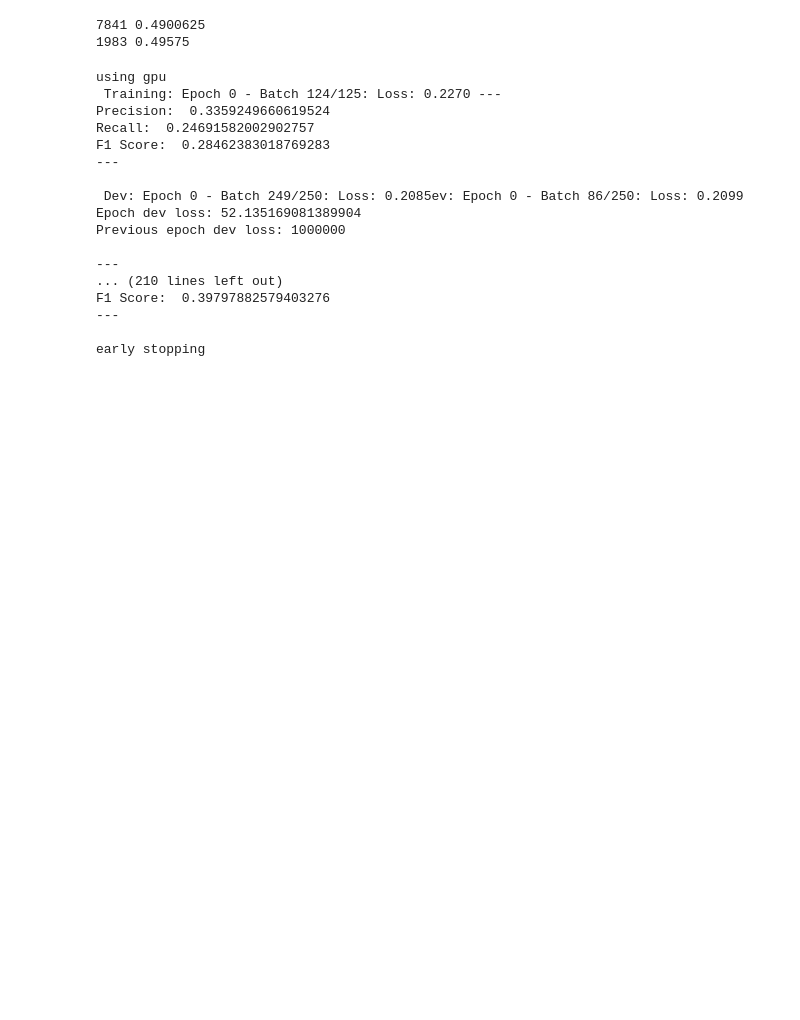
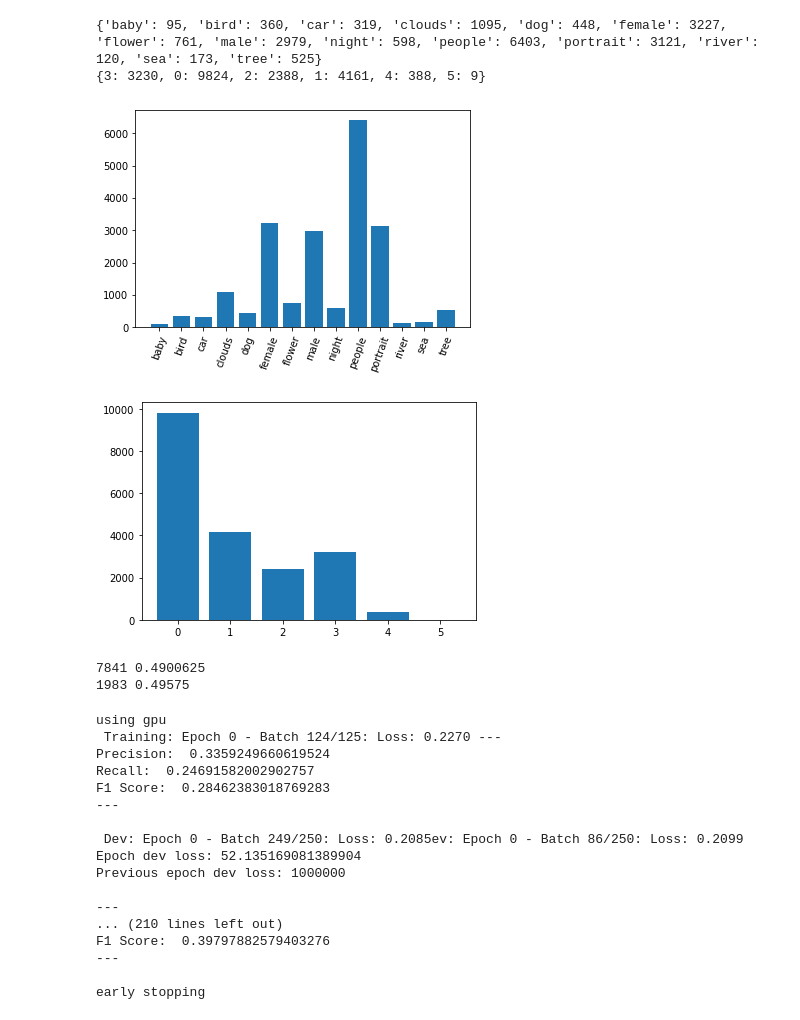
Before and after one commit to miikahyttinen/idl_22, a Jupyter notebook: project/src/project.ipynb, the cells around one changed output. Drawn from its saved outputs; the diff is of its cells as text; code cells hidden in the pictures; blank space fills up the shorter version.

Commit message:
Add label metrics plotting

```diff
--- a/project/src/project.ipynb
+++ b/project/src/project.ipynb
@@ -38,10 +38,12 @@ DATA_DIR = os.getcwd() + '/../data/'
 from collections import defaultdict
 
 class ProjectDataset(Dataset):
-    def __init__(self, image_folder, annotation_folder, selected_keys=None, transform=None, target_transform=None):
+    def __init__(self, image_folder, annotation_folder, selected_keys, transform=None, target_transform=None):
         data = {key: {'file': f'im{key}.jpg', 'labels': []} for key in selected_keys}
         self.data = []
         self.classes = []
+
+        self.classes_data = {}
 
         for file in os.listdir(annotation_folder):
             filename = os.fsdecode(file)
@@ -49,14 +51,20 @@ class ProjectDataset(Dataset):
             self.classes.append(cls)
             file_path = os.path.join(annotation_folder, filename)
 
+            self.classes_data[cls] = 0
+
             with open(file_path, 'r') as f:
                 for line in f.readlines():
                     idx = line.replace('\n', '')
-                    if not selected_keys or idx in selected_keys:
+                    if idx in selected_keys:
+                        self.classes_data[cls] += 1
                         data[idx]['labels'].append(cls)
+
+        self.diagnostic = defaultdict(lambda: 0)
 
         for key, val in data.items():
             filename = val['file']
+            self.diagnostic[len(val['labels'])] += 1
             labels = torch.Tensor([x in val['labels'] for x in self.classes])
             self.data.append({'file': filename, 'labels': labels})
 
@@ -80,6 +88,23 @@ class ProjectDataset(Dataset):
 
     def __len__(self):
         return len(self.data)
+
+    def draw_diagrams(self):
+        plt.figure(1)
+        print(self.classes_data)
+        plt.bar(self.classes_data.keys(), self.classes_data.values())
+        plt.xticks(rotation=70)
+        plt.figure(2)
+        print(dict(self.diagnostic))
+        plt.bar(self.diagnostic.keys(), self.diagnostic.values())
+# %%
+# For making plots about the data
+ProjectDataset(DATA_DIR + 'images', DATA_DIR + 'annotations', [str(i) for i in range(1, 20001)]).draw_diagrams()
+# %% [output]
+{'baby': 95, 'bird': 360, 'car': 319, 'clouds': 1095, 'dog': 448, 'female': 3227, 'flower': 761, 'male': 2979, 'night': 598, 'people': 6403, 'portrait': 3121, 'river': 120, 'sea': 173, 'tree': 525}
+{3: 3230, 0: 9824, 2: 2388, 1: 4161, 4: 388, 5: 9}
+[figure, added]
+[figure, added]
 # %%
 # We transform image files' contents to tensors
 # Plus, we can add random transformations to the training data if we like
```
